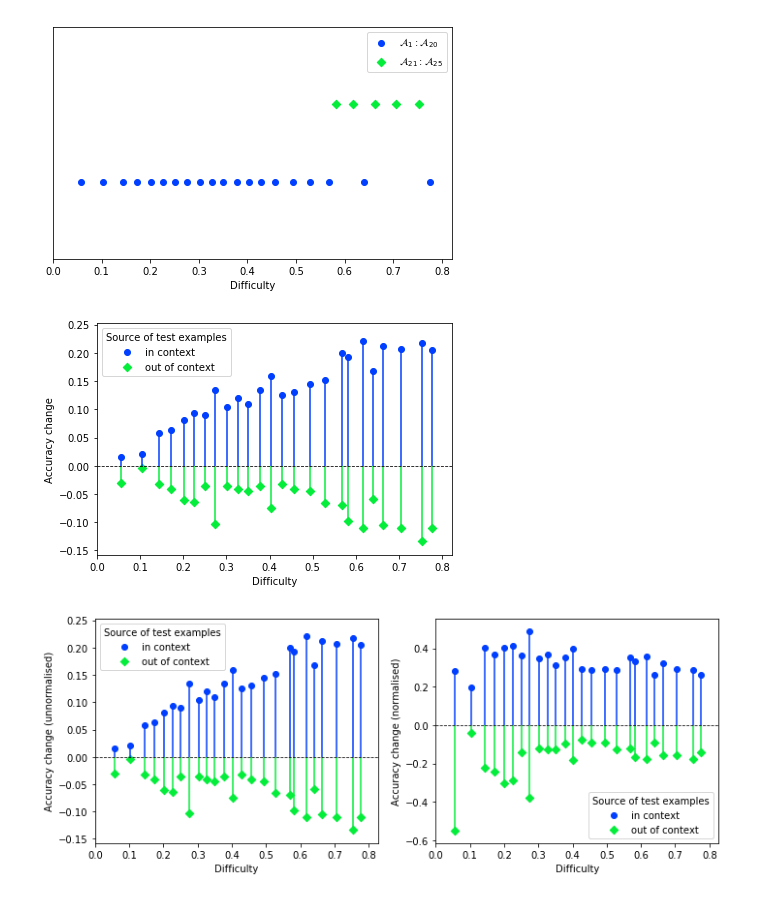
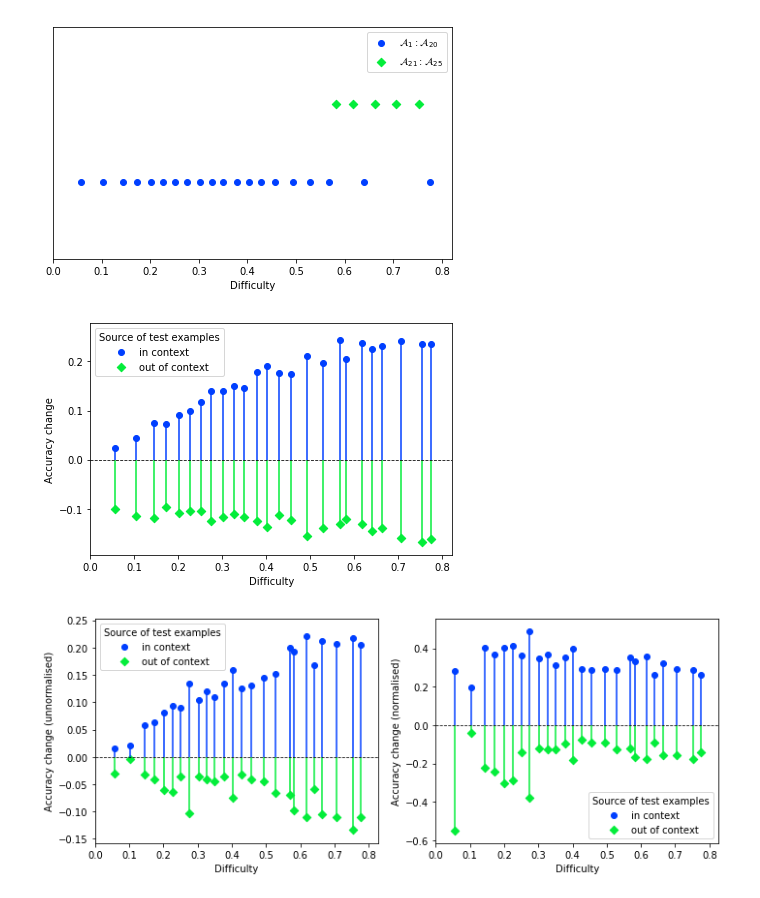
Before and after one commit to fbickfordsmith/attention-msc, a Jupyter notebook: plotting/plot_allresults-Copy1.ipynb, the cells around one changed output. Cells and saved outputs as stored; diff of their text form; code cells hidden in the pictures.

```diff
--- a/plotting/plot_allresults-Copy1.ipynb
+++ b/plotting/plot_allresults-Copy1.ipynb
@@ -129,6 +129,6 @@ plt.show()
 # %% [output]
 [figure]
 # %%
-df_diff = context_summary('diff')
+df_diff = context_summary('diff', 2, 3)
 # df_diff.sort_values('incontext_base', inplace=True)
 # %%
@@ -145,14 +145,14 @@ plt.show()
 # %% [output]
 [figure]
 # %%
-fig, ax = plot_change_acc(df_diff, list(1-df_diff['incontext_base']))
+fig, ax = plot_change_acc(df_diff, list(1-df_diff['acc_base_in']))
 plt.xlabel('Difficulty')
 plt.xlim(left=0)
 plt.tight_layout()
 # plt.savefig('diffcontexts_acc_change.png', dpi=200)
 plt.show()
 # %% [output]
-[figure, old version]
+[figure, new version]
 # %%
 fig, ax = plt.subplots(1, 2, figsize=(10, 4))
 
```
Also changed, not shown: parts of 2 cells of this notebook, 13 other files.
